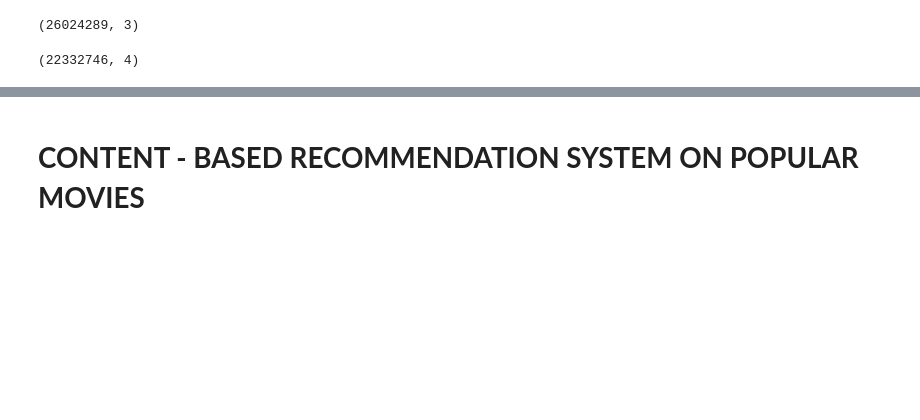
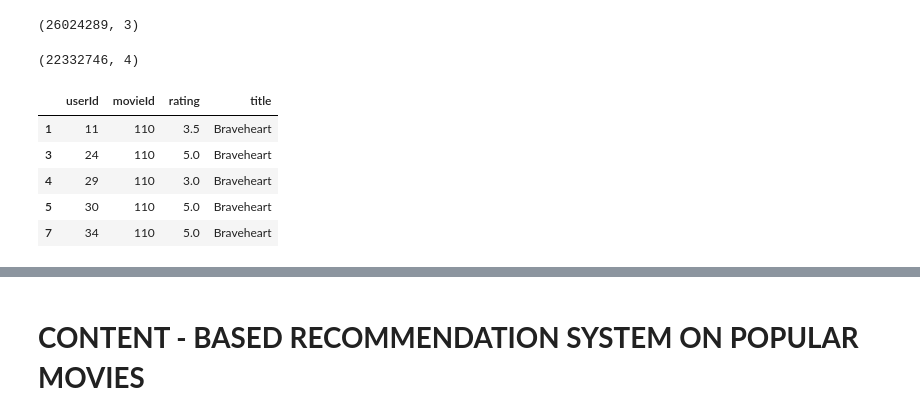
Before and after one commit to disha2sinha/Movie-Recommendation-System, a Jupyter notebook: Recommendation_System.ipynb, the cells around one changed output, grey strips where cells are left out. Saved outputs shown, nothing was run; the diff lists cells and outputs as text; code cells hidden in the pictures; blank space fills up the shorter version.

```diff
--- a/Recommendation_System.ipynb
+++ b/Recommendation_System.ipynb
@@ -226,3 +226,12 @@ final_ratings=users_movies.query('userId in @selectedusers')
 final_ratings.shape
 # %% [output]
 (22332746, 4)
+# %%
+final_ratings.head()
+# %% [output]
+|  | userId | movieId | rating | title |
+| 1 | 11 | 110 | 3.5 | Braveheart |
+| 3 | 24 | 110 | 5.0 | Braveheart |
+| 4 | 29 | 110 | 3.0 | Braveheart |
+| 5 | 30 | 110 | 5.0 | Braveheart |
+| 7 | 34 | 110 | 5.0 | Braveheart |
```
Also changed, not shown: parts of 2 cells of this notebook.
